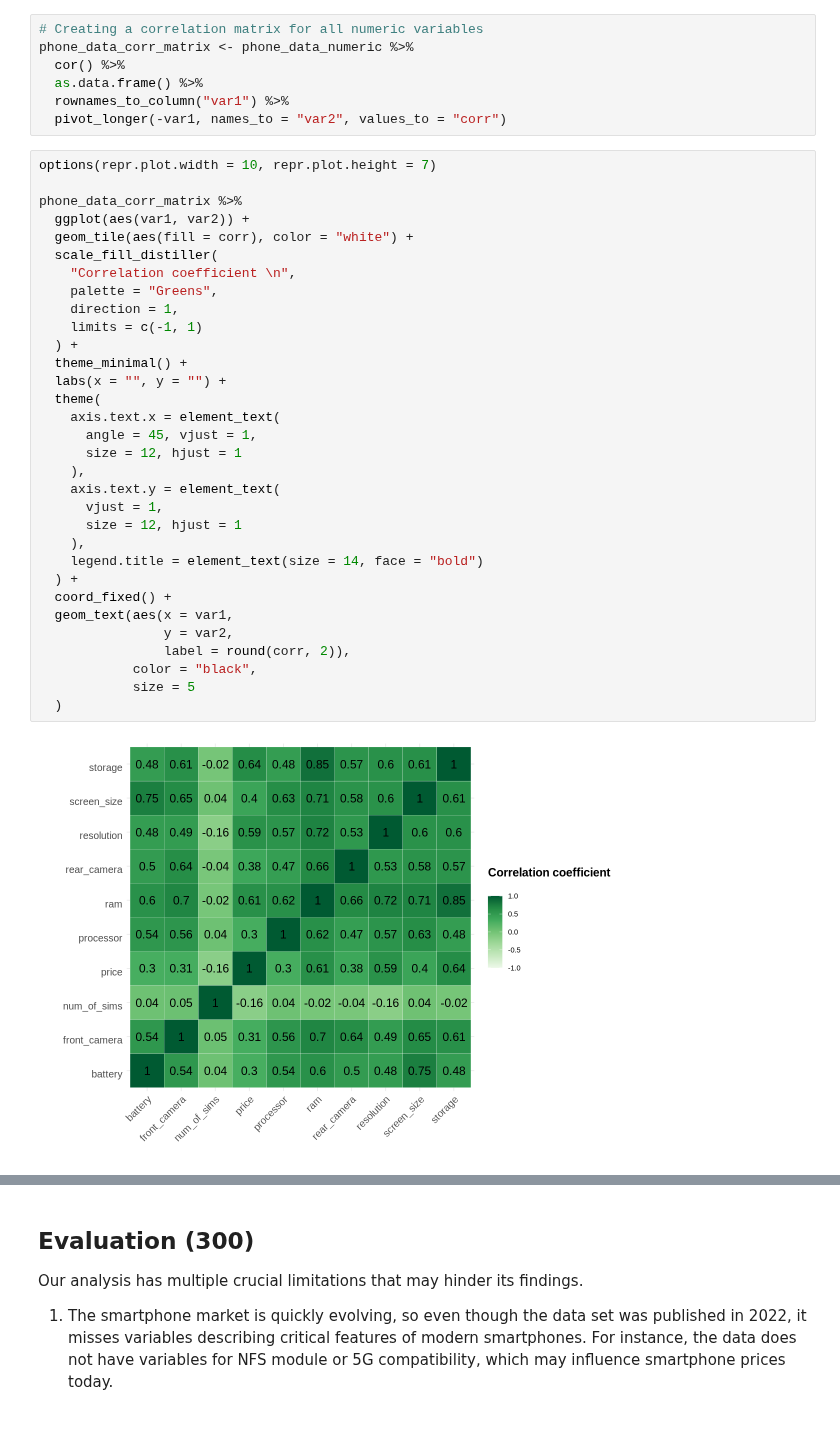
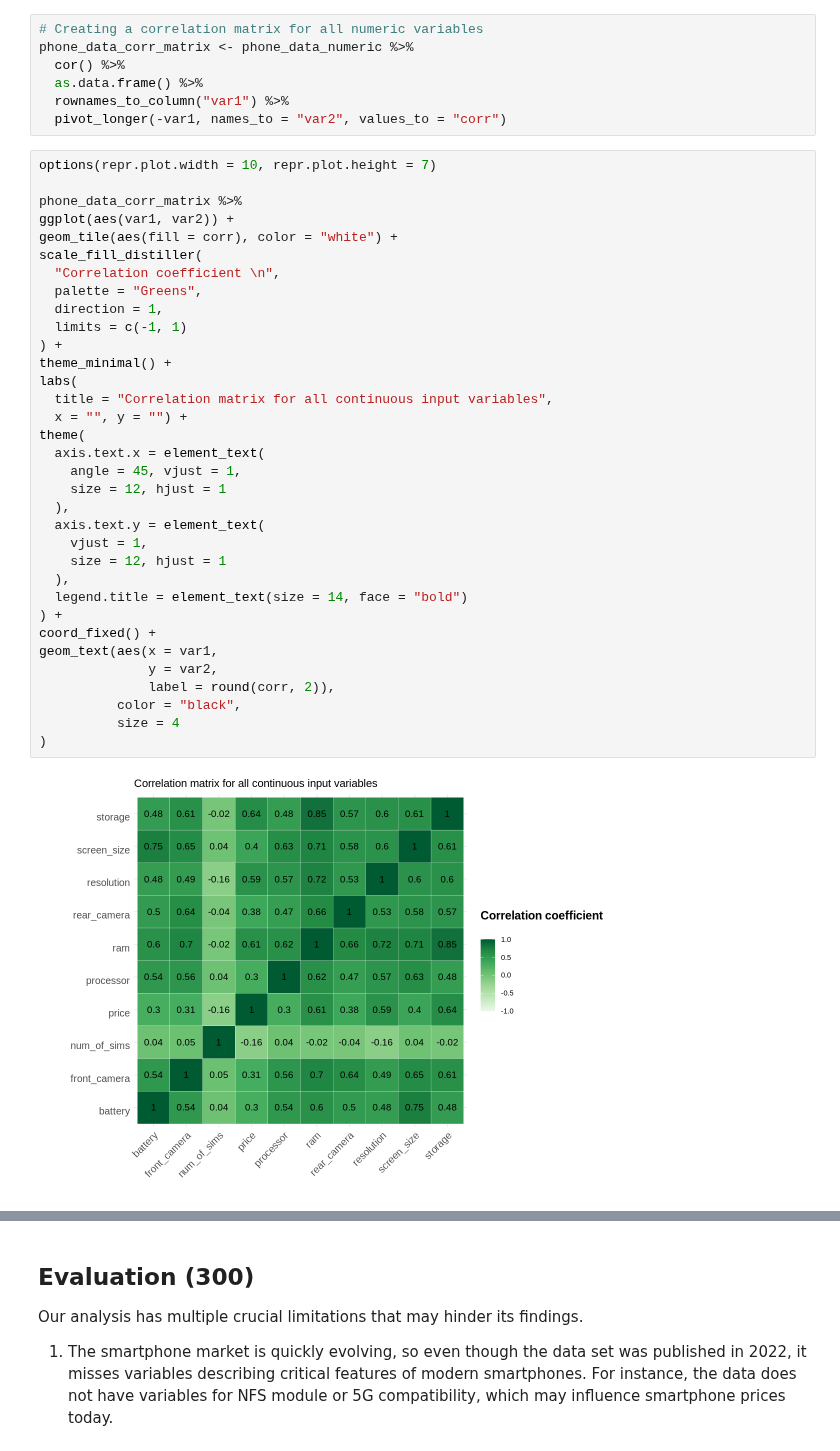
Before and after one commit to Ihor16/stat-301-project, a Jupyter notebook: FinalReport.ipynb, the cells around one changed output, grey strips where cells are left out. Drawn from its saved outputs; the diff is of its cells as text.

```diff
--- a/FinalReport.ipynb
+++ b/FinalReport.ipynb
@@ -269,35 +307,37 @@ phone_data_corr_matrix <- phone_data_numeric %>%
 # %%
 options(repr.plot.width = 10, repr.plot.height = 7)
 
 phone_data_corr_matrix %>%
-  ggplot(aes(var1, var2)) +
-  geom_tile(aes(fill = corr), color = "white") +
-  scale_fill_distiller(
-    "Correlation coefficient \n",
-    palette = "Greens",
-    direction = 1,
-    limits = c(-1, 1)
-  ) +
-  theme_minimal() +
-  labs(x = "", y = "") +
-  theme(
-    axis.text.x = element_text(
-      angle = 45, vjust = 1,
-      size = 12, hjust = 1
-    ),
-    axis.text.y = element_text(
-      vjust = 1,
-      size = 12, hjust = 1
-    ),
-    legend.title = element_text(size = 14, face = "bold")
-  ) +
-  coord_fixed() +
-  geom_text(aes(x = var1,
-                y = var2,
-                label = round(corr, 2)),
-            color = "black",
-            size = 5
-  )
+ggplot(aes(var1, var2)) +
+geom_tile(aes(fill = corr), color = "white") +
+scale_fill_distiller(
+  "Correlation coefficient \n",
+  palette = "Greens",
+  direction = 1,
+  limits = c(-1, 1)
+) +
+theme_minimal() +
+labs(
+  title = "Correlation matrix for all continuous input variables",
+  x = "", y = "") +
+theme(
+  axis.text.x = element_text(
+    angle = 45, vjust = 1,
+    size = 12, hjust = 1
+  ),
+  axis.text.y = element_text(
+    vjust = 1,
+    size = 12, hjust = 1
+  ),
+  legend.title = element_text(size = 14, face = "bold")
+) +
+coord_fixed() +
+geom_text(aes(x = var1,
+              y = var2,
+              label = round(corr, 2)),
+          color = "black",
+          size = 4
+)
 # %% [output]
-[figure, old version]
+[figure, new version]
 # %% [markdown]
```
Also changed, not shown: parts of 20 cells of this notebook.
